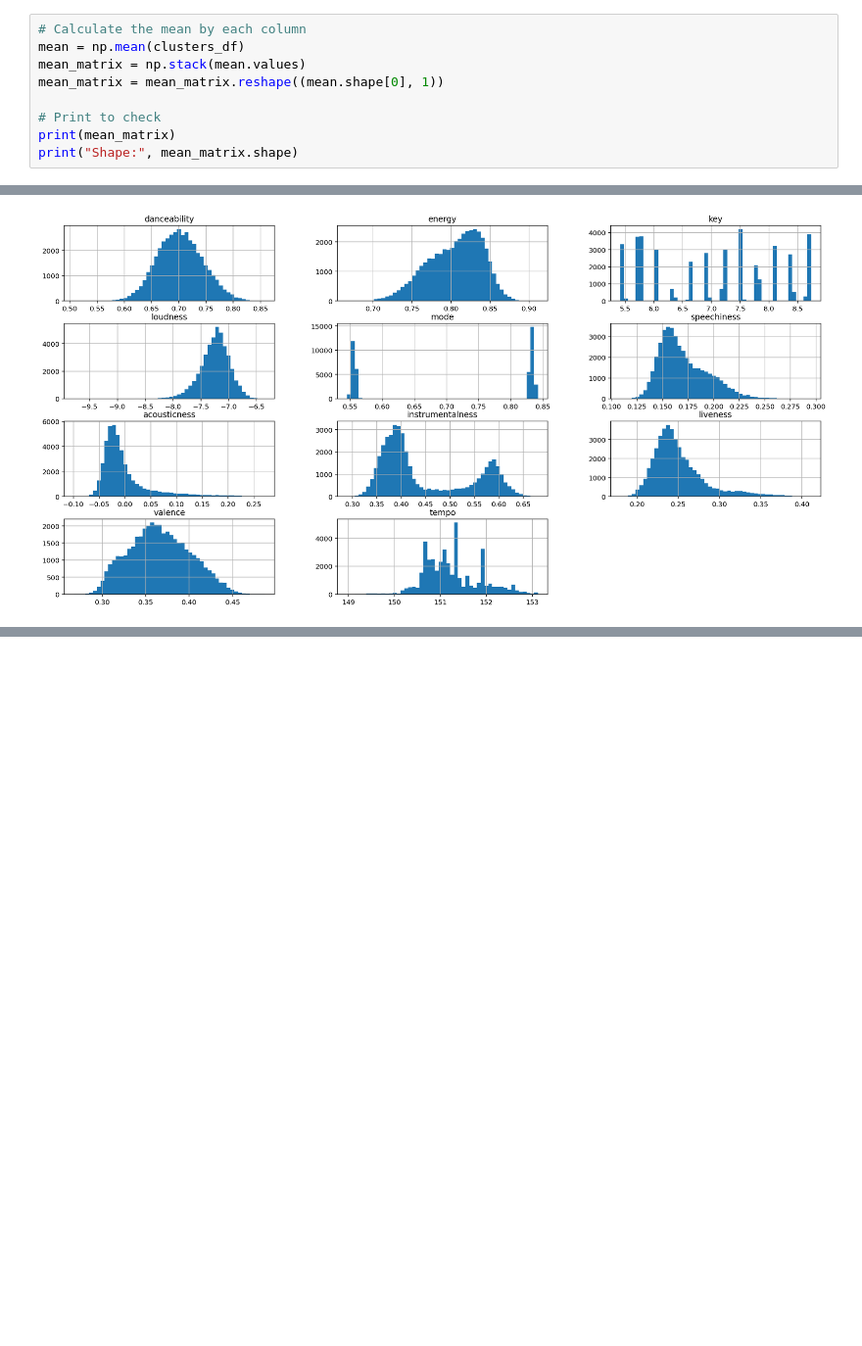
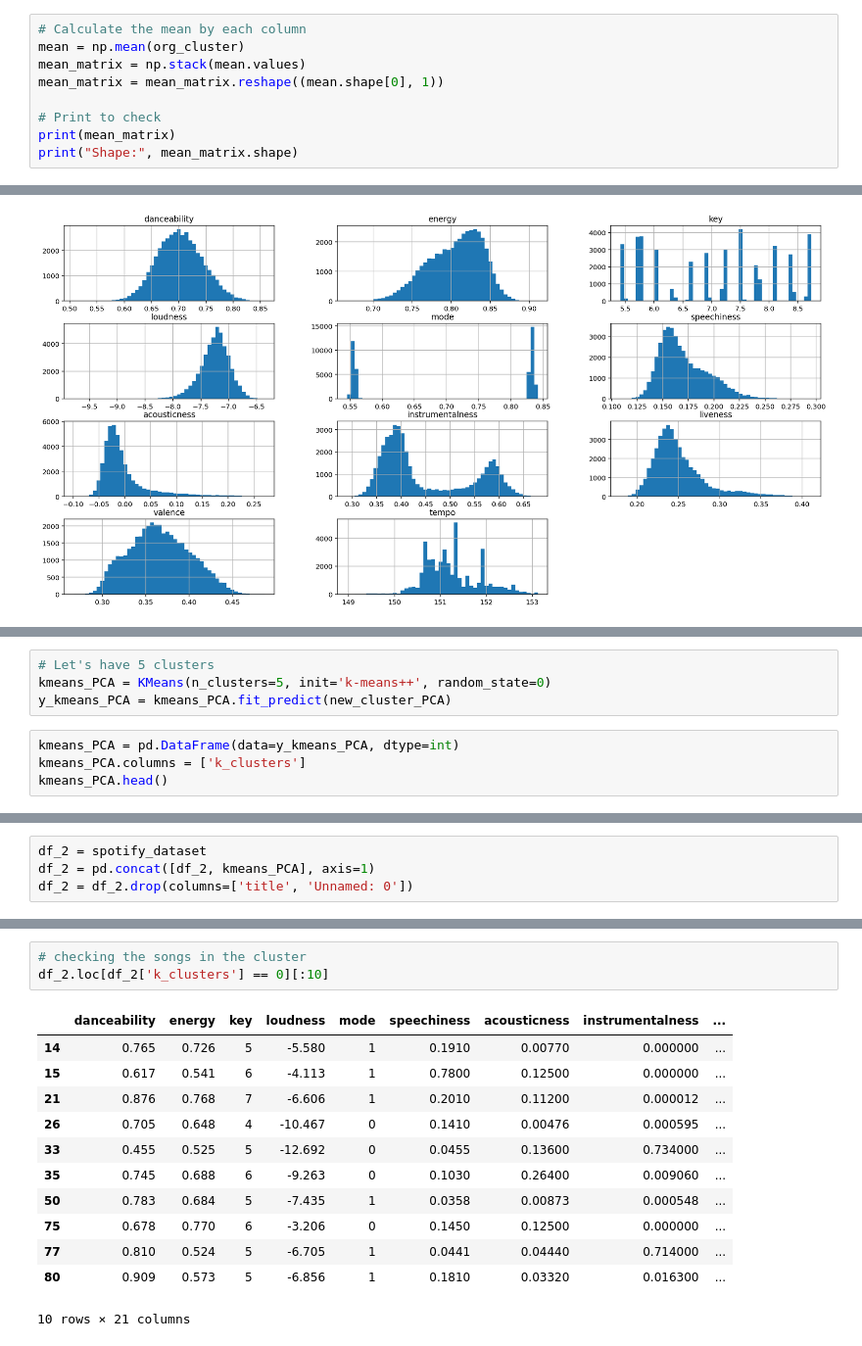
Before and after one commit to t7bui/KMean_Spotify, a Jupyter notebook: Research/research_data.ipynb, the cells around one changed output, grey strips where cells are left out. Shown at 98% size. Drawn from its saved outputs; the diff is of its cells as text; blank space fills up the shorter version.

```diff
--- a/Research/research_data.ipynb
+++ b/Research/research_data.ipynb
@@ -65,7 +49,7 @@ print("Cluster matrix shape:", (m, n))
 Cluster matrix shape: (42305, 11)
 # %%
 # Calculate the mean by each column
-mean = np.mean(clusters_df)
+mean = np.mean(org_cluster)
 mean_matrix = np.stack(mean.values)
 mean_matrix = mean_matrix.reshape((mean.shape[0], 1))
 
@@ -209,0 +263,8 @@ Looking at Histogram after running PCA
+# %%
+# Let's have 5 clusters
+kmeans_PCA = KMeans(n_clusters=5, init='k-means++', random_state=0)
+y_kmeans_PCA = kmeans_PCA.fit_predict(new_cluster_PCA)
+# %%
+kmeans_PCA = pd.DataFrame(data=y_kmeans_PCA, dtype=int)
+kmeans_PCA.columns = ['k_clusters']
+kmeans_PCA.head()
@@ -209,0 +278,4 @@ Looking at Histogram after running PCA
+# %%
+df_2 = spotify_dataset
+df_2 = pd.concat([df_2, kmeans_PCA], axis=1)
+df_2 = df_2.drop(columns=['title', 'Unnamed: 0'])
@@ -209,0 +304,16 @@ Looking at Histogram after running PCA
+# %%
+# checking the songs in the cluster
+df_2.loc[df_2['k_clusters'] == 0][:10]
+# %% [output]
+|  | danceability | energy | key | loudness | mode | speechiness | acousticness | instrumentalness | ... |
+| 14 | 0.765 | 0.726 | 5 | -5.580 | 1 | 0.1910 | 0.00770 | 0.000000 | ... |
+| 15 | 0.617 | 0.541 | 6 | -4.113 | 1 | 0.7800 | 0.12500 | 0.000000 | ... |
+| 21 | 0.876 | 0.768 | 7 | -6.606 | 1 | 0.2010 | 0.11200 | 0.000012 | ... |
+| 26 | 0.705 | 0.648 | 4 | -10.467 | 0 | 0.1410 | 0.00476 | 0.000595 | ... |
+| 33 | 0.455 | 0.525 | 5 | -12.692 | 0 | 0.0455 | 0.13600 | 0.734000 | ... |
+| 35 | 0.745 | 0.688 | 6 | -9.263 | 0 | 0.1030 | 0.26400 | 0.009060 | ... |
+| 50 | 0.783 | 0.684 | 5 | -7.435 | 1 | 0.0358 | 0.00873 | 0.000548 | ... |
+| 75 | 0.678 | 0.770 | 6 | -3.206 | 0 | 0.1450 | 0.12500 | 0.000000 | ... |
+| 77 | 0.810 | 0.524 | 5 | -6.705 | 1 | 0.0441 | 0.04440 | 0.714000 | ... |
+| 80 | 0.909 | 0.573 | 5 | -6.856 | 1 | 0.1810 | 0.03320 | 0.016300 | ... |
+10 rows × 21 columns
```
Also changed, not shown: parts of 20 cells of this notebook.
